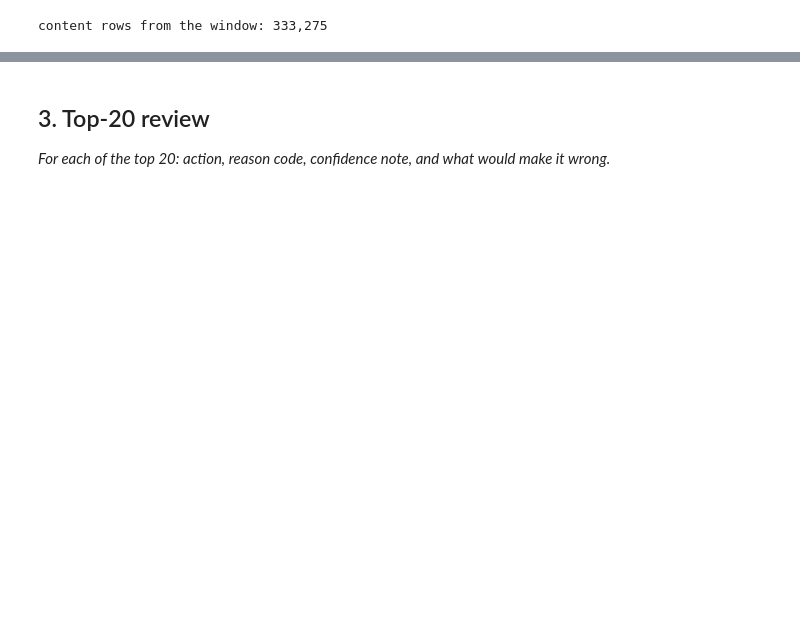
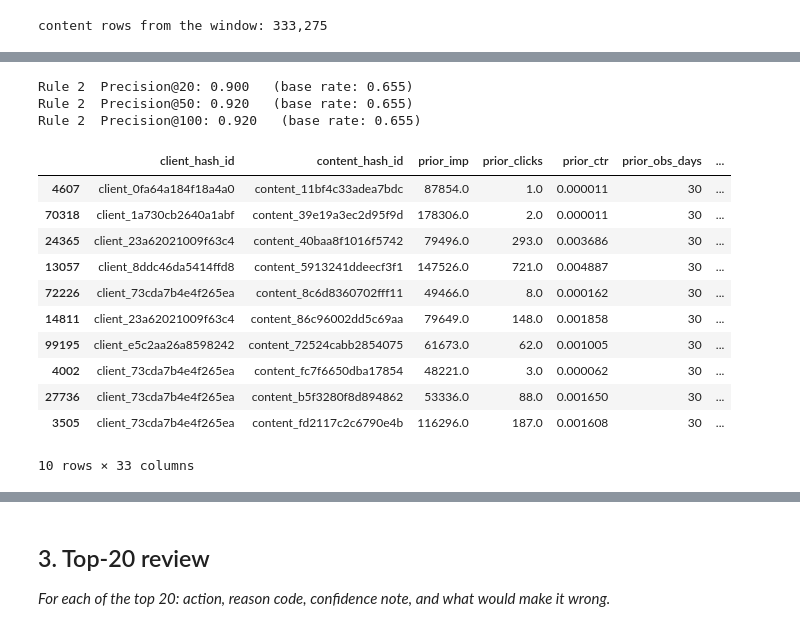
Before and after one commit to WittySmirk/flyrank, a Jupyter notebook: work/notebooks/w04_baseline_score.ipynb, the cells around one changed output, grey strips where cells are left out. Cells and saved outputs as stored; diff of their text form; code cells hidden in the pictures; blank space fills up the shorter version.

```diff
--- a/work/notebooks/w04_baseline_score.ipynb
+++ b/work/notebooks/w04_baseline_score.ipynb
@@ -217,0 +373,56 @@ pass
+# %%
+# Rule 2, coded: falling impressions AND slipping position, ranked by impressions lost.
+# The prior month (D-30, D] is split in half — falling = the second half loses more than
+# 20% of the first half's impressions; slipping = the weighted position gets worse (higher).
+
+MIN_HALF_OBS = 5      # each half must be observed on several days or the ratio is noise
+FALL_FACTOR = 0.8     # second half < 80% of first half counts as falling
+
+h1_ok = rules["prior_obs_h1"] >= MIN_HALF_OBS
+h2_ok = rules["prior_obs_h2"] >= MIN_HALF_OBS
+pos_ok = (rules["prior_pos_h1"].notna() & rules["prior_pos_h2"].notna()
+          & (rules["prior_pos_h1"] > 0) & (rules["prior_pos_h2"] > 0))
+
+rules["imp_ratio"] = rules["prior_imp_h2"] / rules["prior_imp_h1"].replace(0, np.nan)
+rules["pos_delta"] = rules["prior_pos_h2"] - rules["prior_pos_h1"]
+
+falling  = (h1_ok & h2_ok & (rules["imp_ratio"] < FALL_FACTOR)).astype(int)
+slipping = (pos_ok & (rules["pos_delta"] > 0)).astype(int)
+rules["score"] = falling * slipping * (rules["prior_imp_h1"] - rules["prior_imp_h2"])
+
+def rule2_reasons(row):
+    reasons = []
+    if row["prior_obs_h1"] >= MIN_HALF_OBS and row["prior_obs_h2"] >= MIN_HALF_OBS and row["imp_ratio"] < FALL_FACTOR:
+        reasons.append("impressions_falling")
+    if pd.notna(row["pos_delta"]) and row["pos_delta"] > 0:
+        reasons.append("position_slipping")
+    return "|".join(reasons) if reasons else "not_falling_or_slipping"
+
+rules["reason_codes"] = rules.apply(rule2_reasons, axis=1)
+
+def precision_at_k(scores, labels, k):
+    order = np.argsort(-np.asarray(scores))
+    return np.asarray(labels)[order[:k]].mean()
+
+y = rules["declined_30d_future"].astype(float).values
+for k in (20, 50, 100):
+    p_k = precision_at_k(rules["score"], y, k)
+    print(f"Rule 2  Precision@{k}: {p_k:.3f}   (base rate: {y.mean():.3f})")
+
+rules.sort_values("score", ascending=False).head(10)
+# %% [output]
+Rule 2  Precision@20: 0.900   (base rate: 0.655)
+Rule 2  Precision@50: 0.920   (base rate: 0.655)
+Rule 2  Precision@100: 0.920   (base rate: 0.655)
+|  | client_hash_id | content_hash_id | prior_imp | prior_clicks | prior_ctr | prior_obs_days | ... |
+| 4607 | client_0fa64a184f18a4a0 | content_11bf4c33adea7bdc | 87854.0 | 1.0 | 0.000011 | 30 | ... |
+| 70318 | client_1a730cb2640a1abf | content_39e19a3ec2d95f9d | 178306.0 | 2.0 | 0.000011 | 30 | ... |
+| 24365 | client_23a62021009f63c4 | content_40baa8f1016f5742 | 79496.0 | 293.0 | 0.003686 | 30 | ... |
+| 13057 | client_8ddc46da5414ffd8 | content_5913241ddeecf3f1 | 147526.0 | 721.0 | 0.004887 | 30 | ... |
+| 72226 | client_73cda7b4e4f265ea | content_8c6d8360702fff11 | 49466.0 | 8.0 | 0.000162 | 30 | ... |
+| 14811 | client_23a62021009f63c4 | content_86c96002dd5c69aa | 79649.0 | 148.0 | 0.001858 | 30 | ... |
+| 99195 | client_e5c2aa26a8598242 | content_72524cabb2854075 | 61673.0 | 62.0 | 0.001005 | 30 | ... |
+| 4002 | client_73cda7b4e4f265ea | content_fc7f6650dba17854 | 48221.0 | 3.0 | 0.000062 | 30 | ... |
+| 27736 | client_73cda7b4e4f265ea | content_b5f3280f8d894862 | 53336.0 | 88.0 | 0.001650 | 30 | ... |
+| 3505 | client_73cda7b4e4f265ea | content_fd2117c2c6790e4b | 116296.0 | 187.0 | 0.001608 | 30 | ... |
+10 rows × 33 columns
```
Also changed, not shown: parts of 25 cells of this notebook.
